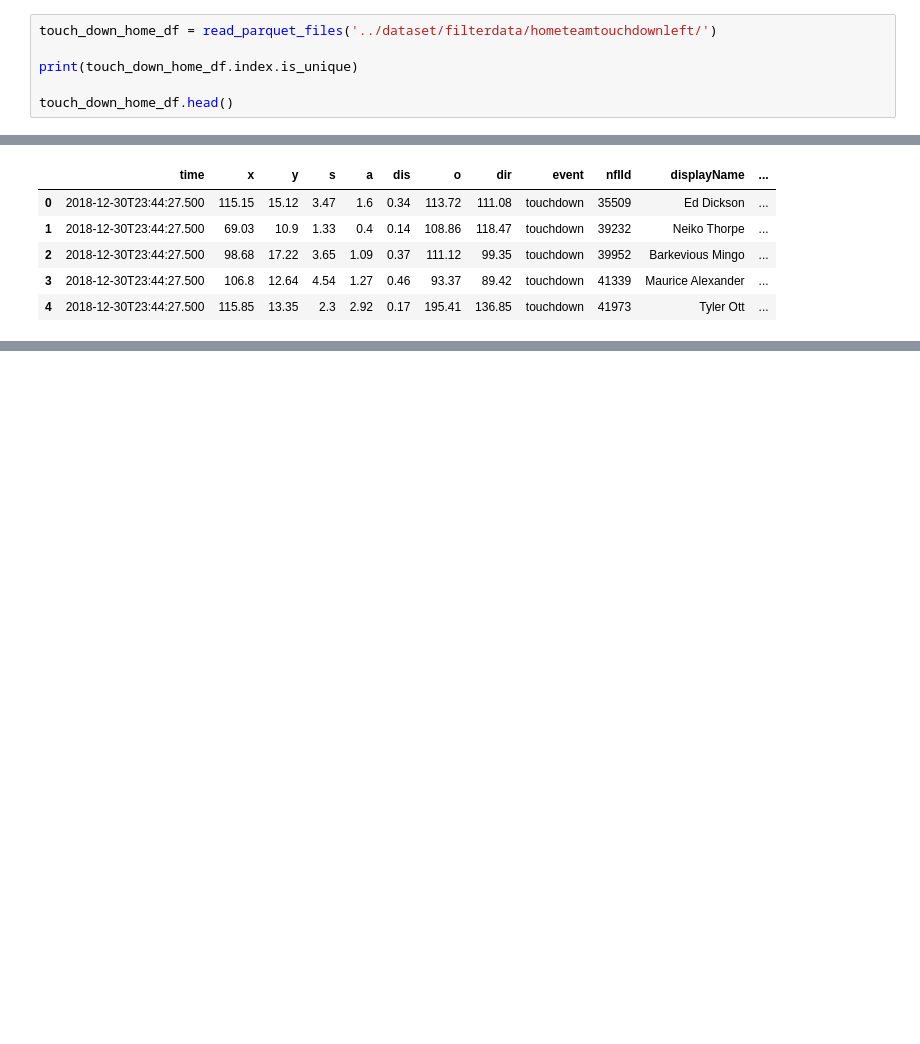
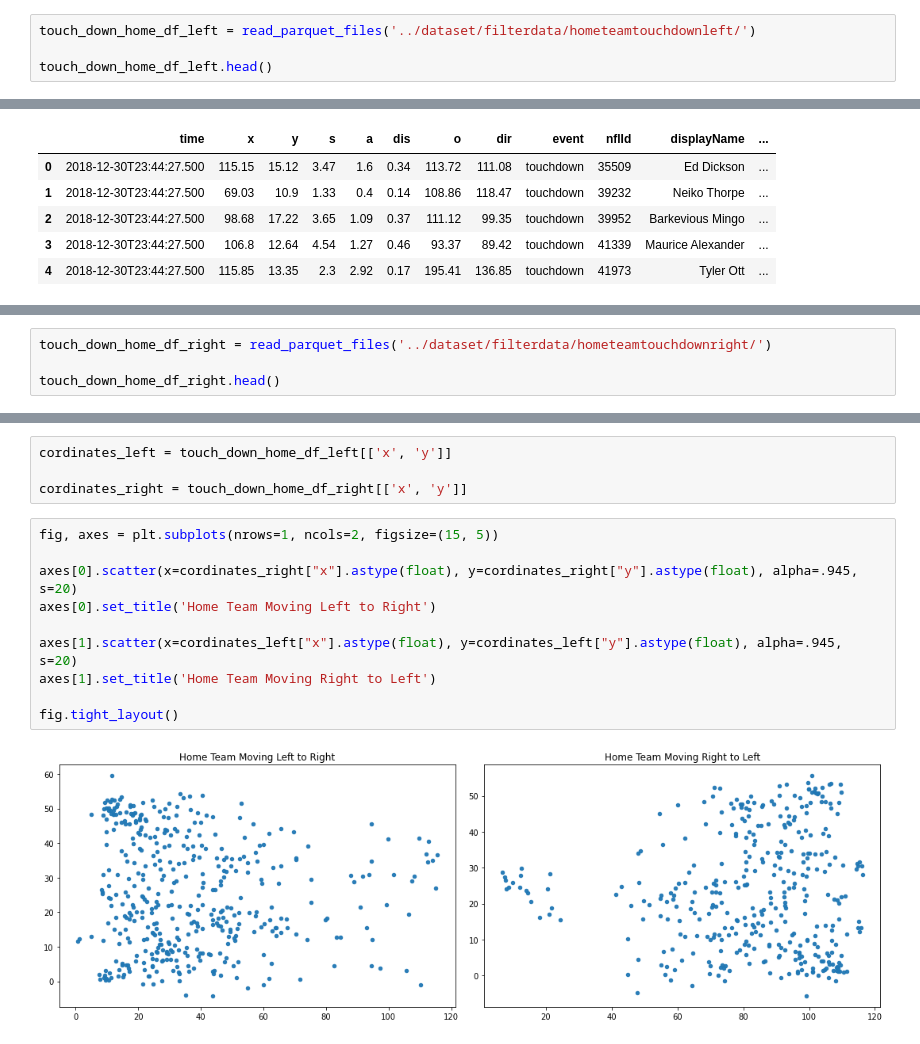
Before and after one commit to adnanrahin/NFL-Big-Data-Bowl-2022, a Jupyter notebook: data-analyzer/data_analyzer_script.ipynb, the cells around one changed output, grey strips where cells are left out. Cells and saved outputs as stored; diff of their text form; blank space fills up the shorter version.

Commit message:
Data Plotted for home team touch down

```diff
--- a/data-analyzer/data_analyzer_script.ipynb
+++ b/data-analyzer/data_analyzer_script.ipynb
@@ -37,11 +36,9 @@ def read_parquet_files(file_path):
         )
     return df
 # %%
-touch_down_home_df = read_parquet_files('../dataset/filterdata/hometeamtouchdownleft/')
+touch_down_home_df_left = read_parquet_files('../dataset/filterdata/hometeamtouchdownleft/')
 
-print(touch_down_home_df.index.is_unique)
-
-touch_down_home_df.head()
+touch_down_home_df_left.head()
 # %% [output]
 False
 |  | time | x | y | s | a | dis | o | dir | event | nflId | displayName | ... |
@@ -59,0 +50,4 @@ plt.show()
+# %%
+touch_down_home_df_right = read_parquet_files('../dataset/filterdata/hometeamtouchdownright/')
+
+touch_down_home_df_right.head()
@@ -59,0 +61,16 @@ plt.show()
+# %%
+cordinates_left = touch_down_home_df_left[['x', 'y']]
+
+cordinates_right = touch_down_home_df_right[['x', 'y']]
+# %%
+fig, axes = plt.subplots(nrows=1, ncols=2, figsize=(15, 5))
+
+axes[0].scatter(x=cordinates_right["x"].astype(float), y=cordinates_right["y"].astype(float), alpha=.945, s=20)
+axes[0].set_title('Home Team Moving Left to Right')
+
+axes[1].scatter(x=cordinates_left["x"].astype(float), y=cordinates_left["y"].astype(float), alpha=.945, s=20)
+axes[1].set_title('Home Team Moving Right to Left')
+
+fig.tight_layout()
+# %% [output]
+[figure, added]
```
Also changed, not shown: parts of 5 cells of this notebook.
